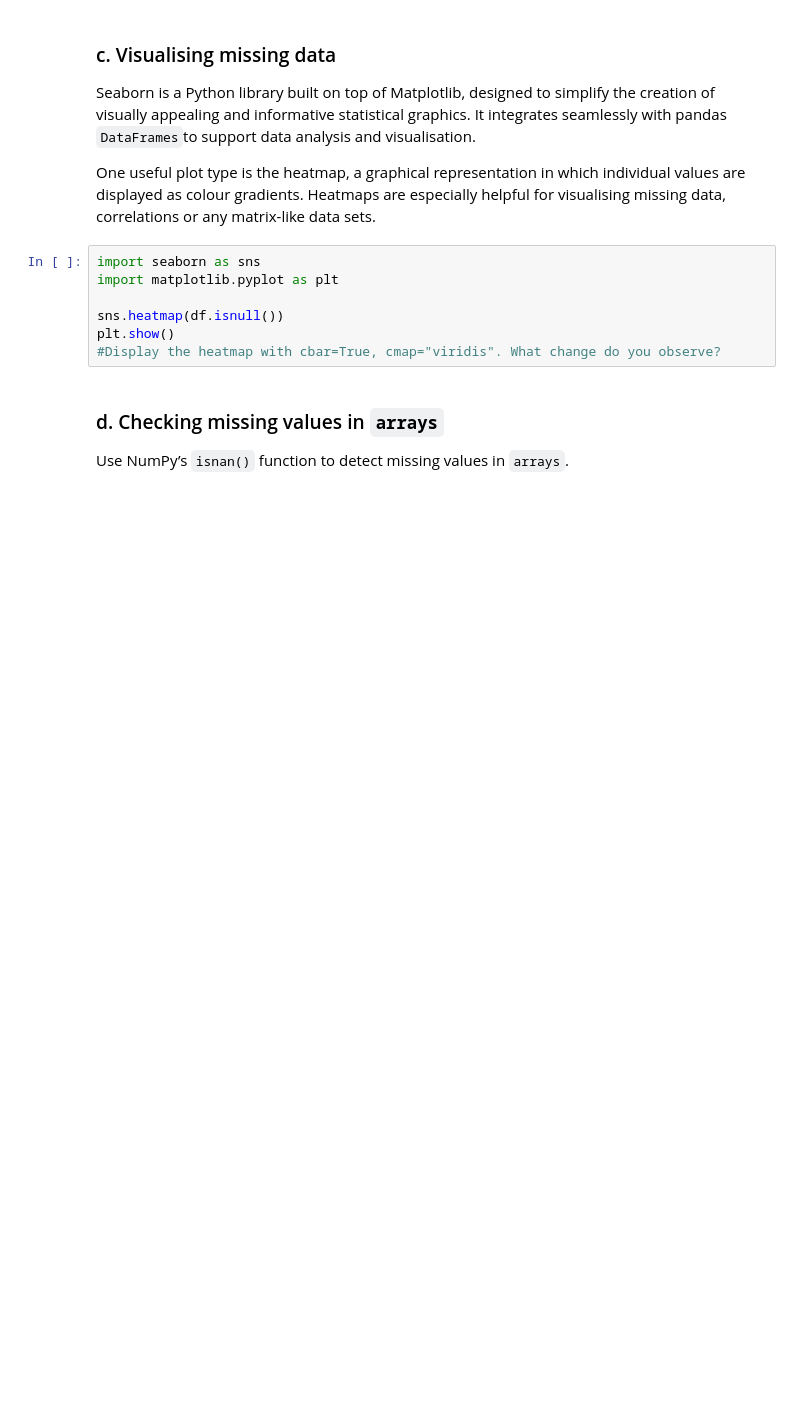
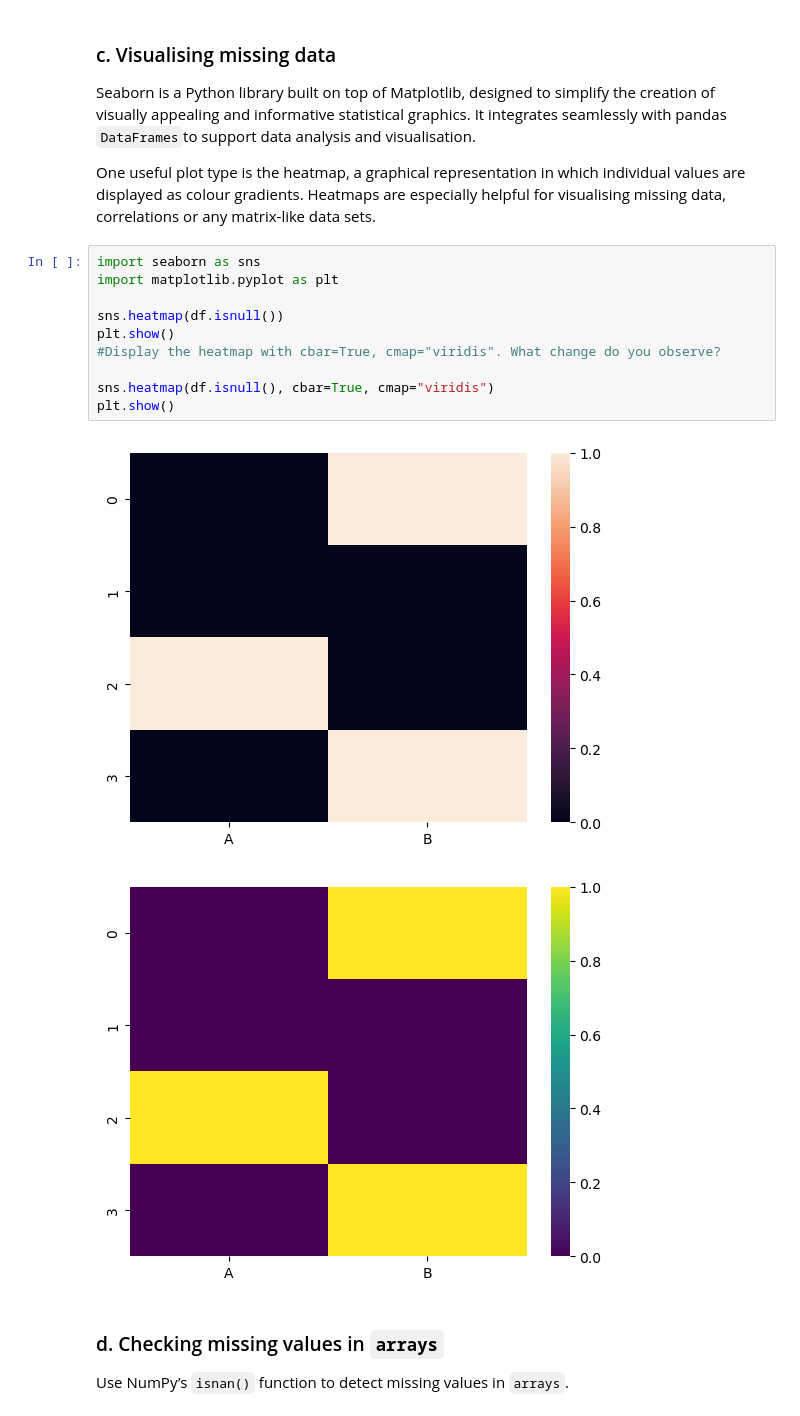
Before and after one commit to talosh/imperial, a Jupyter notebook: Module.02/Try_It_Activity_2_1_Using_Python_to_Handle_Missing_values.ipynb, the cells around one changed output. Cells and saved outputs as stored; diff of their text form; blank space fills up the shorter version.

```diff
--- a/Module.02/Try_It_Activity_2_1_Using_Python_to_Handle_Missing_values.ipynb
+++ b/Module.02/Try_It_Activity_2_1_Using_Python_to_Handle_Missing_values.ipynb
@@ -48,10 +66,16 @@ One useful plot type is the heatmap, a graphical representation in which individ
 # %%
 import seaborn as sns
 import matplotlib.pyplot as plt
 
 sns.heatmap(df.isnull())
 plt.show()
 #Display the heatmap with cbar=True, cmap="viridis". What change do you observe?
+
+sns.heatmap(df.isnull(), cbar=True, cmap="viridis")
+plt.show()
+# %% [output]
+[figure, added]
+[figure, added]
 # %% [markdown]
 ### d. Checking missing values in `arrays`
 
```
Also changed, not shown: parts of 10 cells of this notebook, 1 other file.
